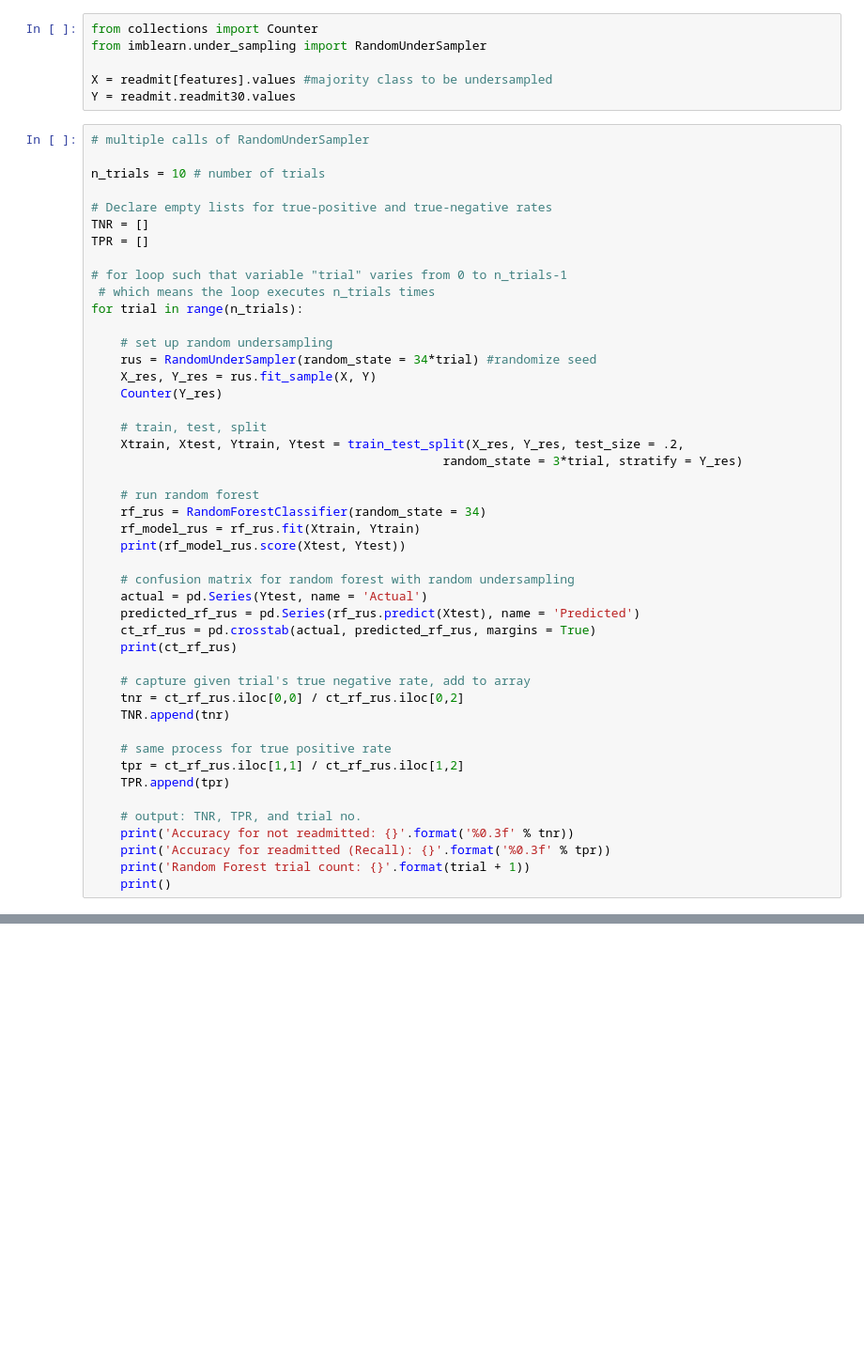
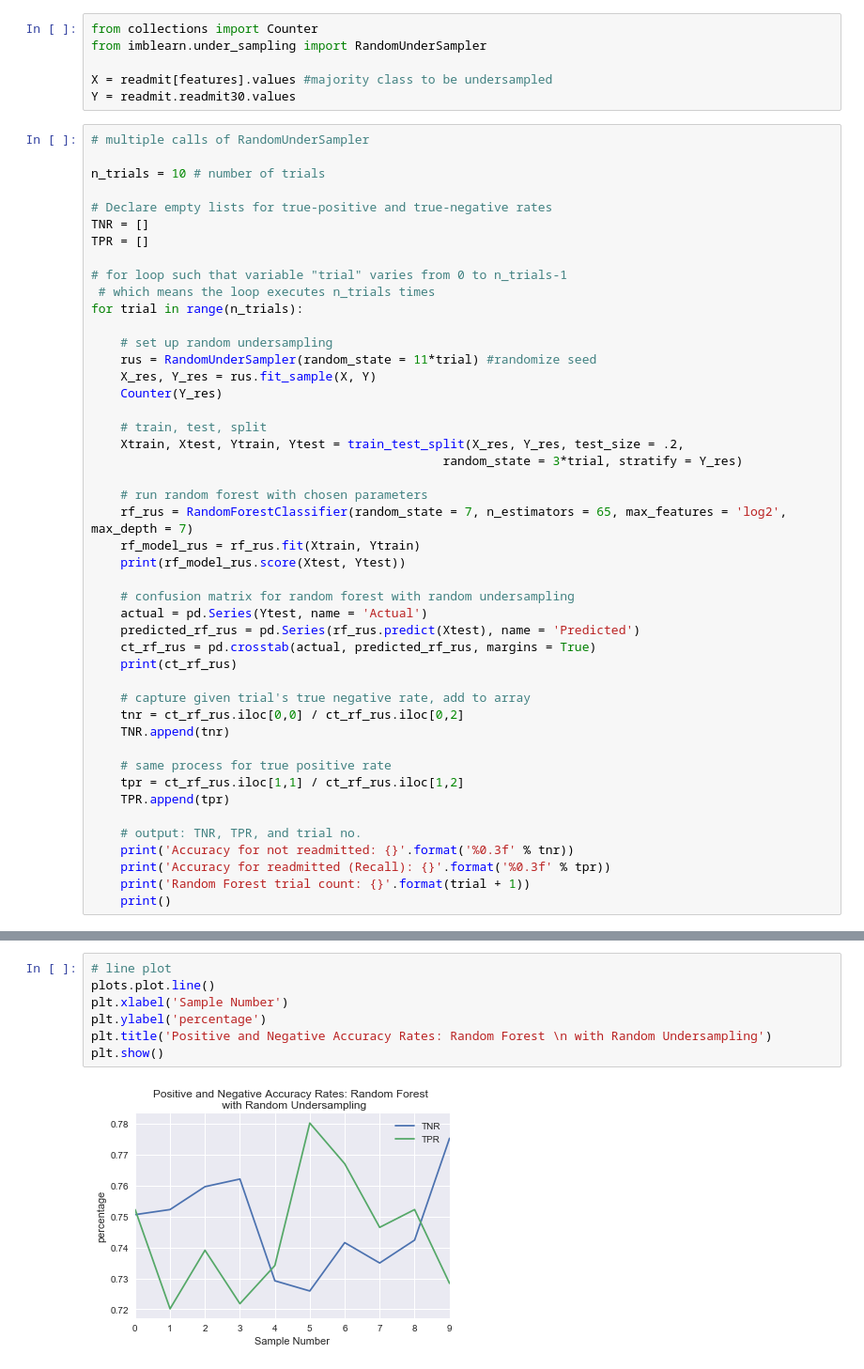
Before and after one commit to AOlden/sb-projects, a Jupyter notebook: diabetes_readmission/Diabetes_Random_Forest.ipynb, the cells around one changed output, grey strips where cells are left out. Shown at 94% size. Cells and saved outputs as stored; diff of their text form; blank space fills up the shorter version.

```diff
--- a/diabetes_readmission/Diabetes_Random_Forest.ipynb
+++ b/diabetes_readmission/Diabetes_Random_Forest.ipynb
@@ -290,7 +345,7 @@ TPR = []
 for trial in range(n_trials):
 
     # set up random undersampling
-    rus = RandomUnderSampler(random_state = 34*trial) #randomize seed
+    rus = RandomUnderSampler(random_state = 11*trial) #randomize seed
     X_res, Y_res = rus.fit_sample(X, Y)
     Counter(Y_res)
 
@@ -298,8 +353,8 @@ for trial in range(n_trials):
     Xtrain, Xtest, Ytrain, Ytest = train_test_split(X_res, Y_res, test_size = .2,
                                                 random_state = 3*trial, stratify = Y_res)
 
-    # run random forest
-    rf_rus = RandomForestClassifier(random_state = 34)
+    # run random forest with chosen parameters
+    rf_rus = RandomForestClassifier(random_state = 7, n_estimators = 65, max_features = 'log2', max_depth = 7)
     rf_model_rus = rf_rus.fit(Xtrain, Ytrain)
     print(rf_model_rus.score(Xtest, Ytest))
 
@@ -353,3 +408,12 @@ plt.show()
+# %%
+# line plot
+plots.plot.line()
+plt.xlabel('Sample Number')
+plt.ylabel('percentage')
+plt.title('Positive and Negative Accuracy Rates: Random Forest \n with Random Undersampling')
+plt.show()
+# %% [output]
+[figure, added]
 # %%
 # multiple calls of SMOTE
 from imblearn.over_sampling import SMOTE
```
Also changed, not shown: parts of 19 cells of this notebook.
